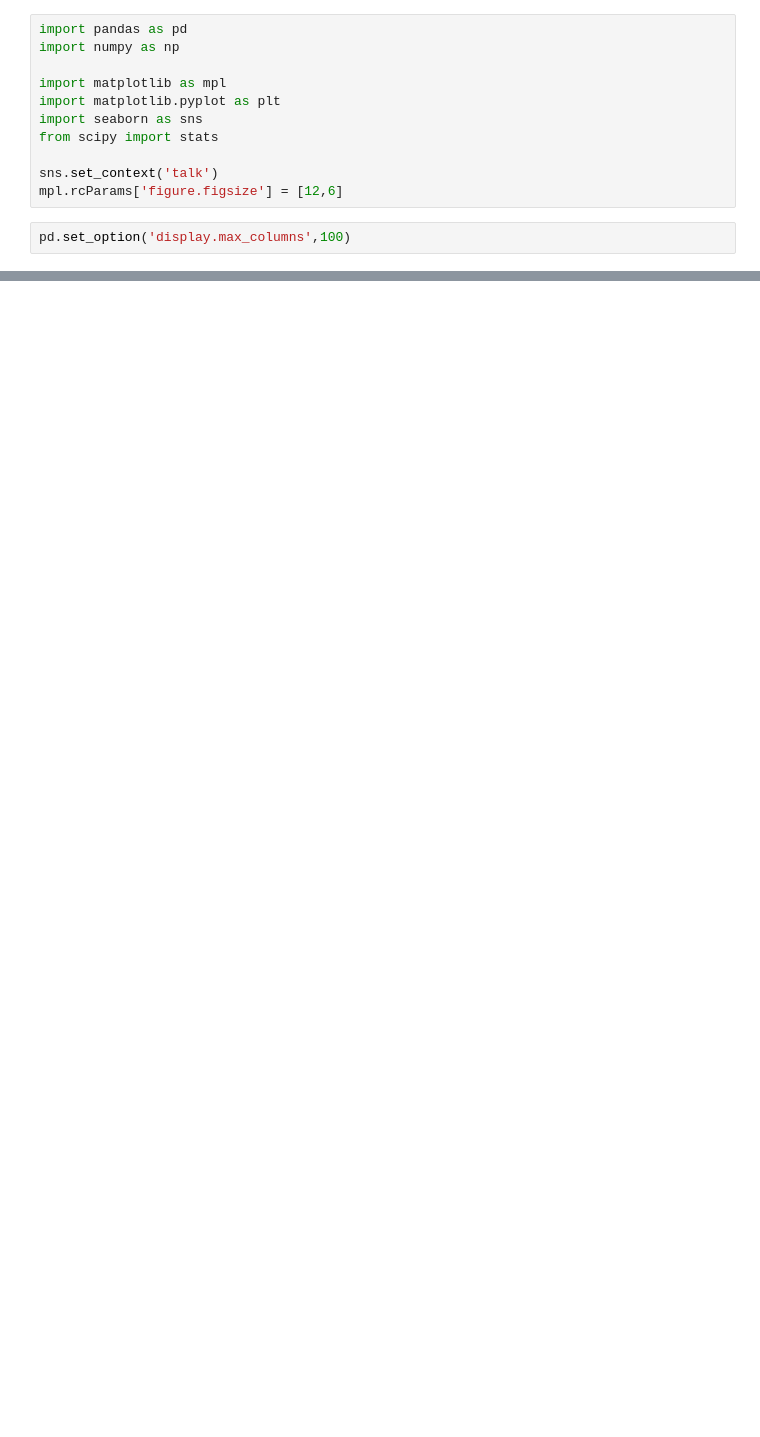
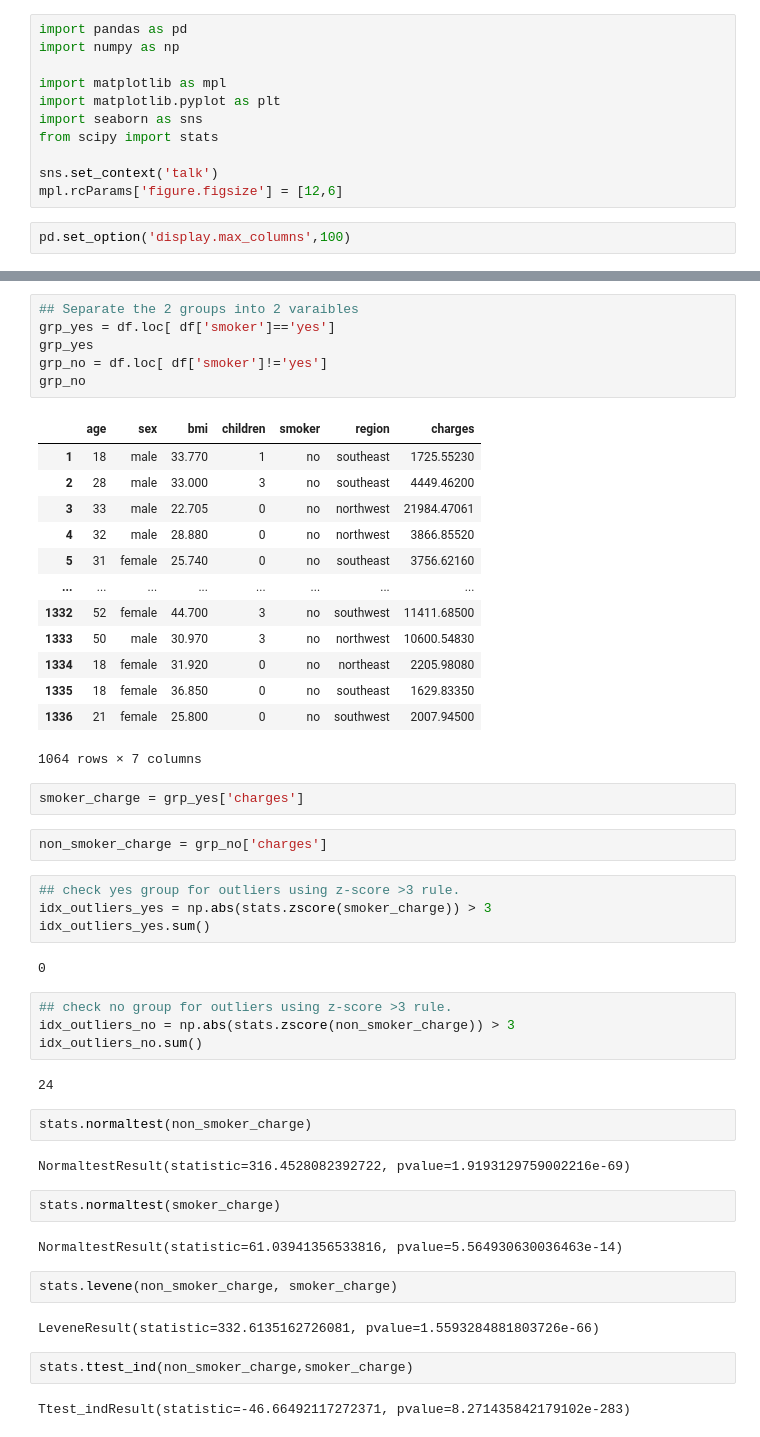
Before and after one commit to CatDawn29/Healthcare-Tippins, a Jupyter notebook: Insurance.ipynb, the cells around one changed output, grey strips where cells are left out. Saved outputs shown, nothing was run; the diff lists cells and outputs as text; blank space fills up the shorter version.

```diff
--- a/Insurance.ipynb
+++ b/Insurance.ipynb
@@ -114,0 +40,52 @@ cdf_30
+# %%
+## Separate the 2 groups into 2 varaibles
+grp_yes = df.loc[ df['smoker']=='yes']
+grp_yes
+grp_no = df.loc[ df['smoker']!='yes']
+grp_no
+# %% [output]
+|  | age | sex | bmi | children | smoker | region | charges |
+| 1 | 18 | male | 33.770 | 1 | no | southeast | 1725.55230 |
+| 2 | 28 | male | 33.000 | 3 | no | southeast | 4449.46200 |
+| 3 | 33 | male | 22.705 | 0 | no | northwest | 21984.47061 |
+| 4 | 32 | male | 28.880 | 0 | no | northwest | 3866.85520 |
+| 5 | 31 | female | 25.740 | 0 | no | southeast | 3756.62160 |
+| ... | ... | ... | ... | ... | ... | ... | ... |
+| 1332 | 52 | female | 44.700 | 3 | no | southwest | 11411.68500 |
+| 1333 | 50 | male | 30.970 | 3 | no | northwest | 10600.54830 |
+| 1334 | 18 | female | 31.920 | 0 | no | northeast | 2205.98080 |
+| 1335 | 18 | female | 36.850 | 0 | no | southeast | 1629.83350 |
+| 1336 | 21 | female | 25.800 | 0 | no | southwest | 2007.94500 |
+1064 rows × 7 columns
+# %%
+smoker_charge = grp_yes['charges']
+# %%
+non_smoker_charge = grp_no['charges']
+# %%
+## check yes group for outliers using z-score >3 rule.
+idx_outliers_yes = np.abs(stats.zscore(smoker_charge)) > 3
+idx_outliers_yes.sum()
+# %% [output]
+0
+# %%
+## check no group for outliers using z-score >3 rule.
+idx_outliers_no = np.abs(stats.zscore(non_smoker_charge)) > 3
+idx_outliers_no.sum()
+# %% [output]
+24
+# %%
+stats.normaltest(non_smoker_charge)
+# %% [output]
+NormaltestResult(statistic=316.4528082392722, pvalue=1.9193129759002216e-69)
+# %%
+stats.normaltest(smoker_charge)
+# %% [output]
+NormaltestResult(statistic=61.03941356533816, pvalue=5.564930630036463e-14)
+# %%
+stats.levene(non_smoker_charge, smoker_charge)
+# %% [output]
+LeveneResult(statistic=332.6135162726081, pvalue=1.5593284881803726e-66)
+# %%
+stats.ttest_ind(non_smoker_charge,smoker_charge)
+# %% [output]
+Ttest_indResult(statistic=-46.66492117272371, pvalue=8.271435842179102e-283)
```
Also changed, not shown: parts of 29 cells of this notebook.
